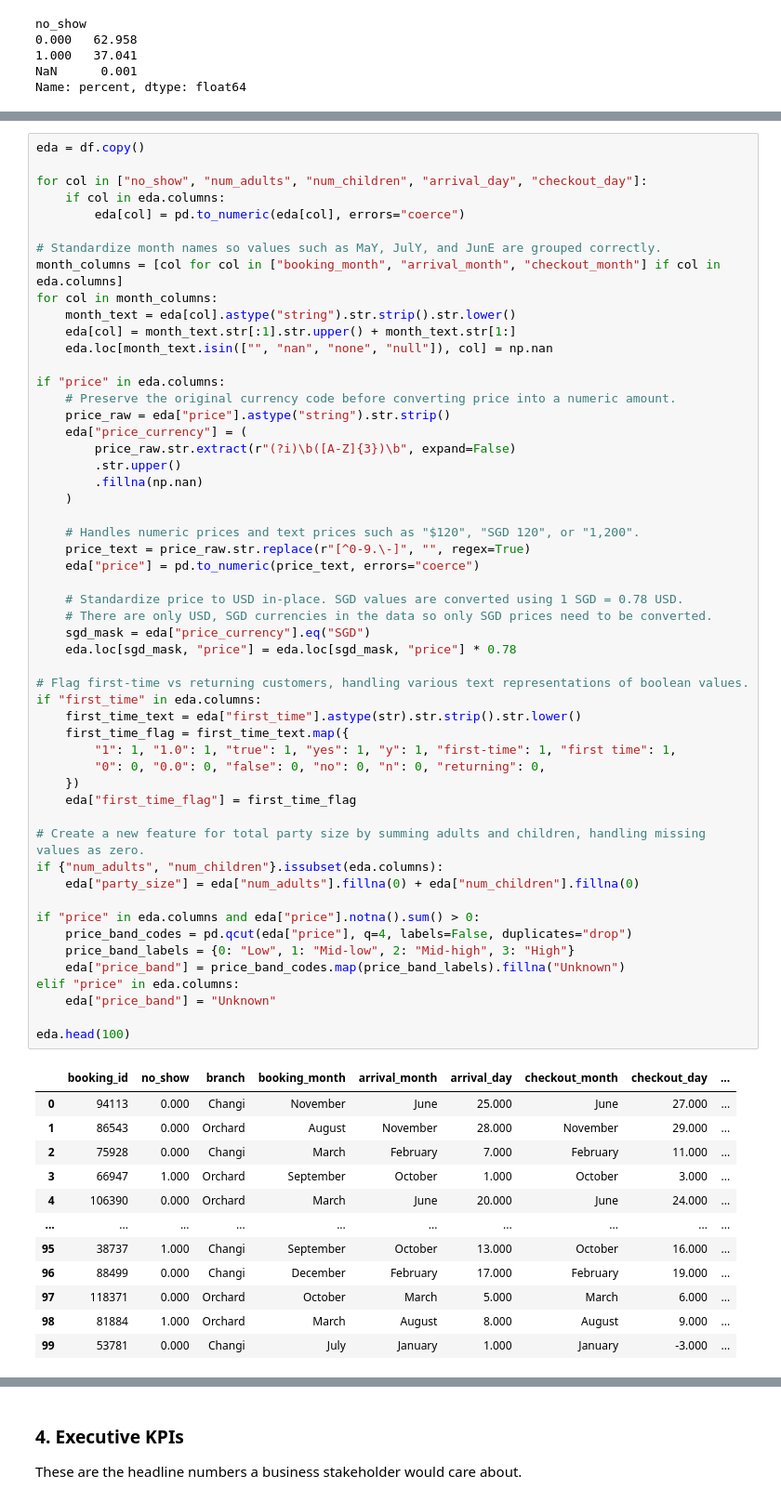
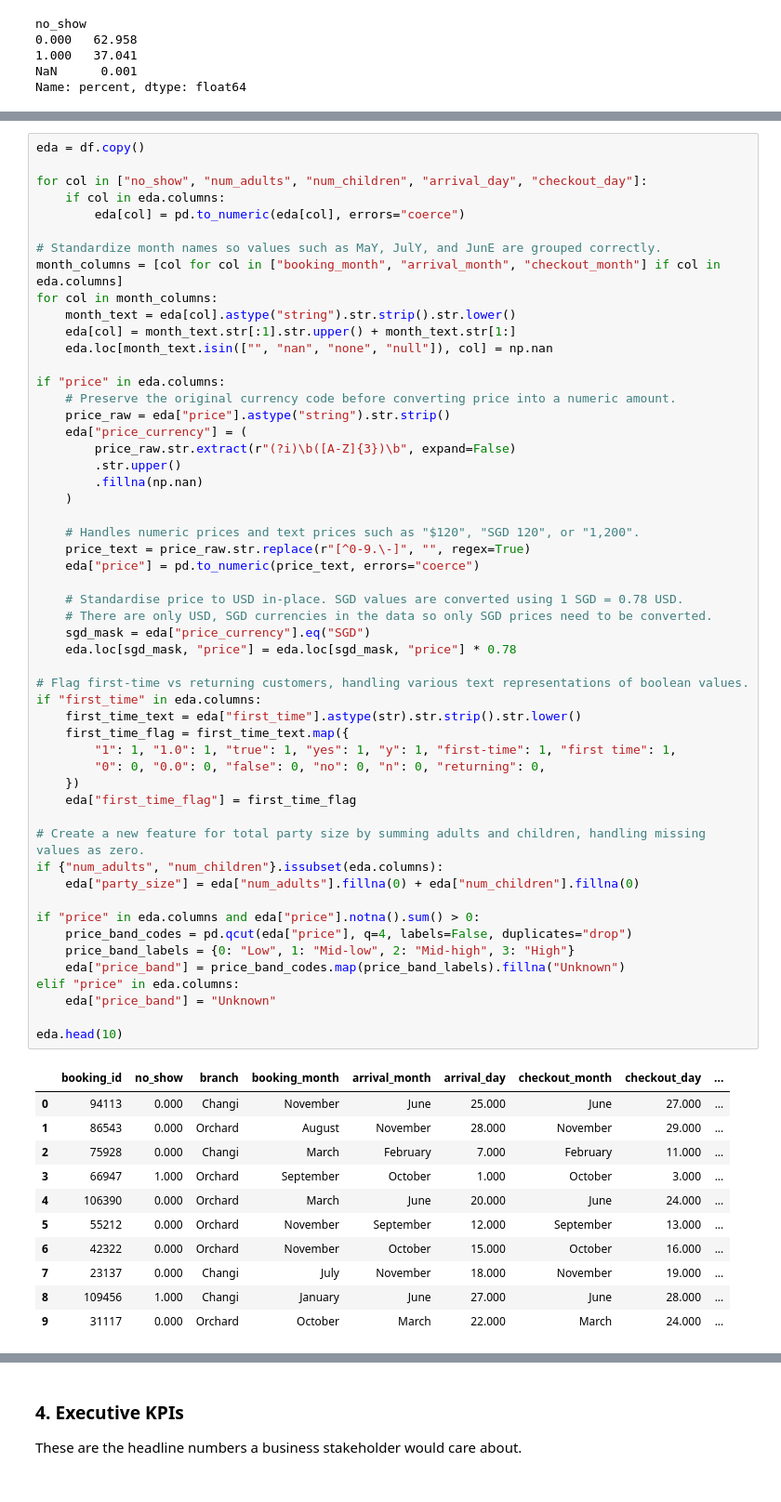
Before and after one commit to baqspaces/hotel-noshow-prediction-llm-agent, a Jupyter notebook: visa_final_submission.ipynb, the cells around one changed output, grey strips where cells are left out. Shown at 93% size. Drawn from its saved outputs; the diff is of its cells as text.

```diff
--- a/visa_final_submission.ipynb
+++ b/visa_final_submission.ipynb
@@ -180,42 +181,41 @@ if "price" in eda.columns:
     price_text = price_raw.str.replace(r"[^0-9.\-]", "", regex=True)
     eda["price"] = pd.to_numeric(price_text, errors="coerce")
 
-    # Standardize price to USD in-place. SGD values are converted using 1 SGD = 0.78 USD.
+    # Standardise price to USD in-place. SGD values are converted using 1 SGD = 0.78 USD.
     # There are only USD, SGD currencies in the data so only SGD prices need to be converted.
     sgd_mask = eda["price_currency"].eq("SGD")
     eda.loc[sgd_mask, "price"] = eda.loc[sgd_mask, "price"] * 0.78
 
 # Flag first-time vs returning customers, handling various text representations of boolean values.
 if "first_time" in eda.columns:
     first_time_text = eda["first_time"].astype(str).str.strip().str.lower()
     first_time_flag = first_time_text.map({
         "1": 1, "1.0": 1, "true": 1, "yes": 1, "y": 1, "first-time": 1, "first time": 1,
         "0": 0, "0.0": 0, "false": 0, "no": 0, "n": 0, "returning": 0,
     })
     eda["first_time_flag"] = first_time_flag
 
 # Create a new feature for total party size by summing adults and children, handling missing values as zero.
 if {"num_adults", "num_children"}.issubset(eda.columns):
     eda["party_size"] = eda["num_adults"].fillna(0) + eda["num_children"].fillna(0)
 
 if "price" in eda.columns and eda["price"].notna().sum() > 0:
     price_band_codes = pd.qcut(eda["price"], q=4, labels=False, duplicates="drop")
     price_band_labels = {0: "Low", 1: "Mid-low", 2: "Mid-high", 3: "High"}
     eda["price_band"] = price_band_codes.map(price_band_labels).fillna("Unknown")
 elif "price" in eda.columns:
     eda["price_band"] = "Unknown"
 
-eda.head(100)
+eda.head(10)
 # %% [output]
 |  | booking_id | no_show | branch | booking_month | arrival_month | arrival_day | checkout_month | checkout_day | ... |
 | 0 | 94113 | 0.000 | Changi | November | June | 25.000 | June | 27.000 | ... |
 | 1 | 86543 | 0.000 | Orchard | August | November | 28.000 | November | 29.000 | ... |
 | 2 | 75928 | 0.000 | Changi | March | February | 7.000 | February | 11.000 | ... |
 | 3 | 66947 | 1.000 | Orchard | September | October | 1.000 | October | 3.000 | ... |
 | 4 | 106390 | 0.000 | Orchard | March | June | 20.000 | June | 24.000 | ... |
-| ... | ... | ... | ... | ... | ... | ... | ... | ... | ... |
-| 95 | 38737 | 1.000 | Changi | September | October | 13.000 | October | 16.000 | ... |
-| 96 | 88499 | 0.000 | Changi | December | February | 17.000 | February | 19.000 | ... |
-| 97 | 118371 | 0.000 | Orchard | October | March | 5.000 | March | 6.000 | ... |
-| 98 | 81884 | 1.000 | Orchard | March | August | 8.000 | August | 9.000 | ... |
-| 99 | 53781 | 0.000 | Changi | July | January | 1.000 | January | -3.000 | ... |
+| 5 | 55212 | 0.000 | Orchard | November | September | 12.000 | September | 13.000 | ... |
+| 6 | 42322 | 0.000 | Orchard | November | October | 15.000 | October | 16.000 | ... |
+| 7 | 23137 | 0.000 | Changi | July | November | 18.000 | November | 19.000 | ... |
+| 8 | 109456 | 1.000 | Changi | January | June | 27.000 | June | 28.000 | ... |
+| 9 | 31117 | 0.000 | Orchard | October | March | 22.000 | March | 24.000 | ... |
```
Also changed, not shown: parts of 9 cells of this notebook, 1 other file.
